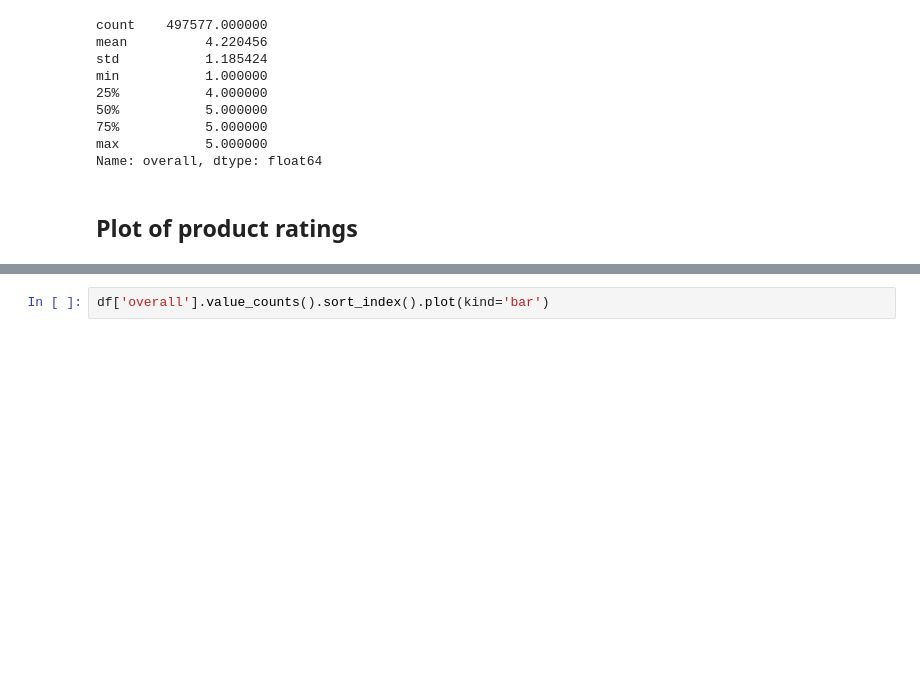
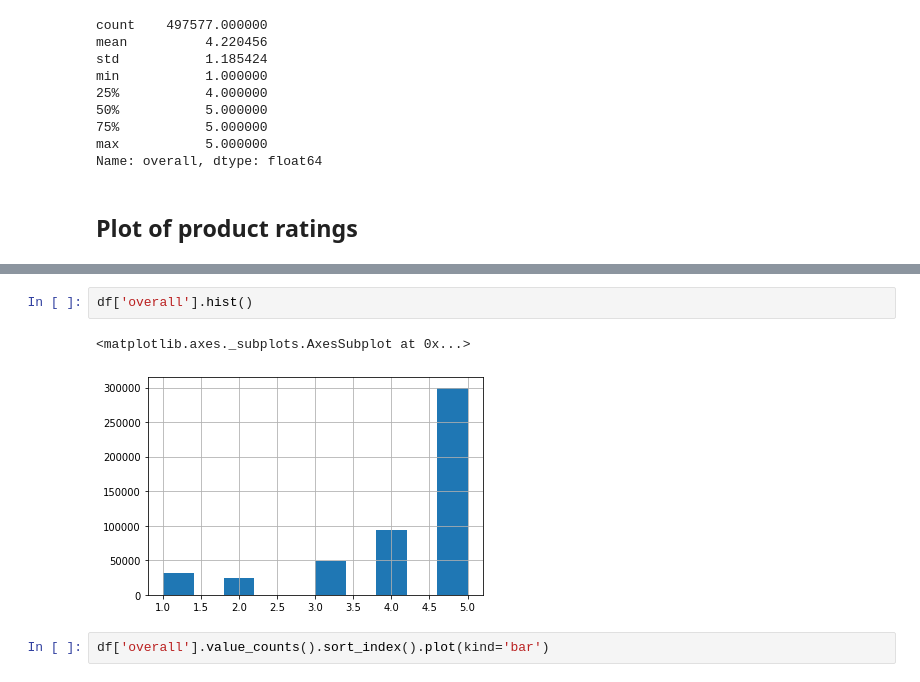
Before and after one commit to nbkntu/manning-growth-hacking, a Jupyter notebook: Creating dataset.ipynb, the cells around one changed output, grey strips where cells are left out. Drawn from its saved outputs; the diff is of its cells as text; blank space fills up the shorter version.

```diff
--- a/Creating dataset.ipynb
+++ b/Creating dataset.ipynb
@@ -72,3 +82,8 @@ Name: overall, dtype: float64
+# %%
+df['overall'].hist()
+# %% [output]
+<matplotlib.axes._subplots.AxesSubplot at 0x...>
+[figure, added]
 # %%
 df['overall'].value_counts().sort_index().plot(kind='bar')
 # %% [output]
```
Also changed, not shown: parts of 14 cells of this notebook, 6 other files.
